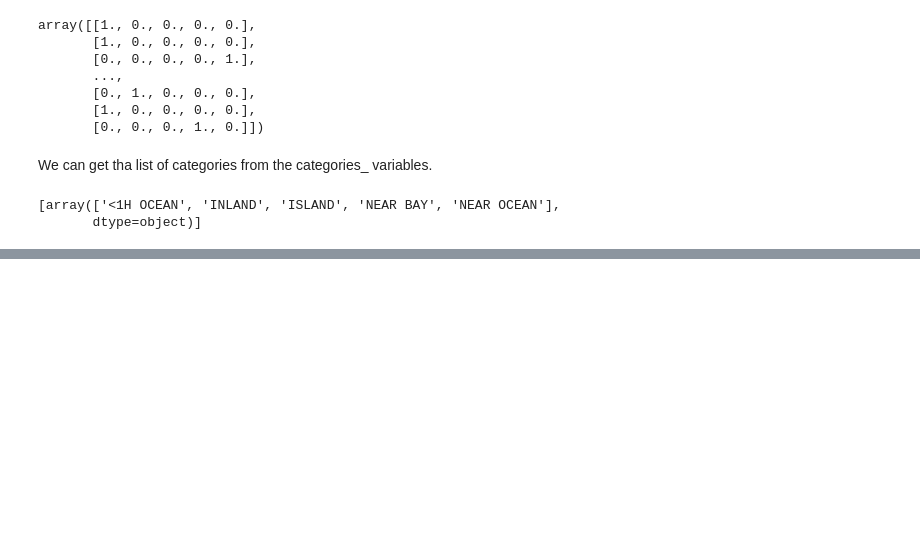
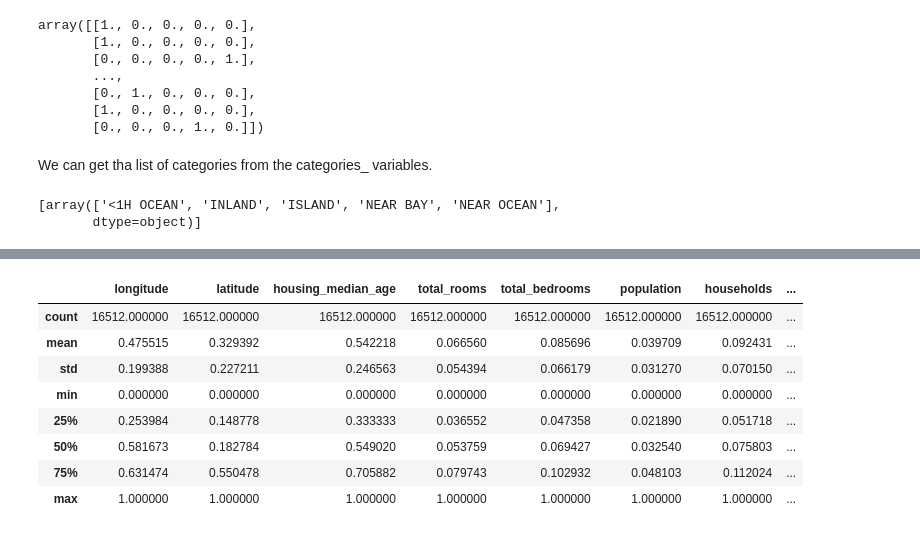
Before and after one commit to adzarei/uned-master-bigdata, a Jupyter notebook: AAI/chapter2/prepare_data_for_ML.ipynb, the cells around one changed output, grey strips where cells are left out. Saved outputs shown, nothing was run; the diff lists cells and outputs as text; code cells hidden in the pictures; blank space fills up the shorter version.

```diff
--- a/AAI/chapter2/prepare_data_for_ML.ipynb
+++ b/AAI/chapter2/prepare_data_for_ML.ipynb
@@ -250,0 +395,12 @@ cat_enconder.categories_
+# %%
+housing_prepared.describe()
+# %% [output]
+|  | longitude | latitude | housing_median_age | total_rooms | total_bedrooms | population | households | ... |
+| count | 16512.000000 | 16512.000000 | 16512.000000 | 16512.000000 | 16512.000000 | 16512.000000 | 16512.000000 | ... |
+| mean | 0.475515 | 0.329392 | 0.542218 | 0.066560 | 0.085696 | 0.039709 | 0.092431 | ... |
+| std | 0.199388 | 0.227211 | 0.246563 | 0.054394 | 0.066179 | 0.031270 | 0.070150 | ... |
+| min | 0.000000 | 0.000000 | 0.000000 | 0.000000 | 0.000000 | 0.000000 | 0.000000 | ... |
+| 25% | 0.253984 | 0.148778 | 0.333333 | 0.036552 | 0.047358 | 0.021890 | 0.051718 | ... |
+| 50% | 0.581673 | 0.182784 | 0.549020 | 0.053759 | 0.069427 | 0.032540 | 0.075803 | ... |
+| 75% | 0.631474 | 0.550478 | 0.705882 | 0.079743 | 0.102932 | 0.048103 | 0.112024 | ... |
+| max | 1.000000 | 1.000000 | 1.000000 | 1.000000 | 1.000000 | 1.000000 | 1.000000 | ... |
```
Also changed, not shown: parts of 18 cells of this notebook, 1 other file.
